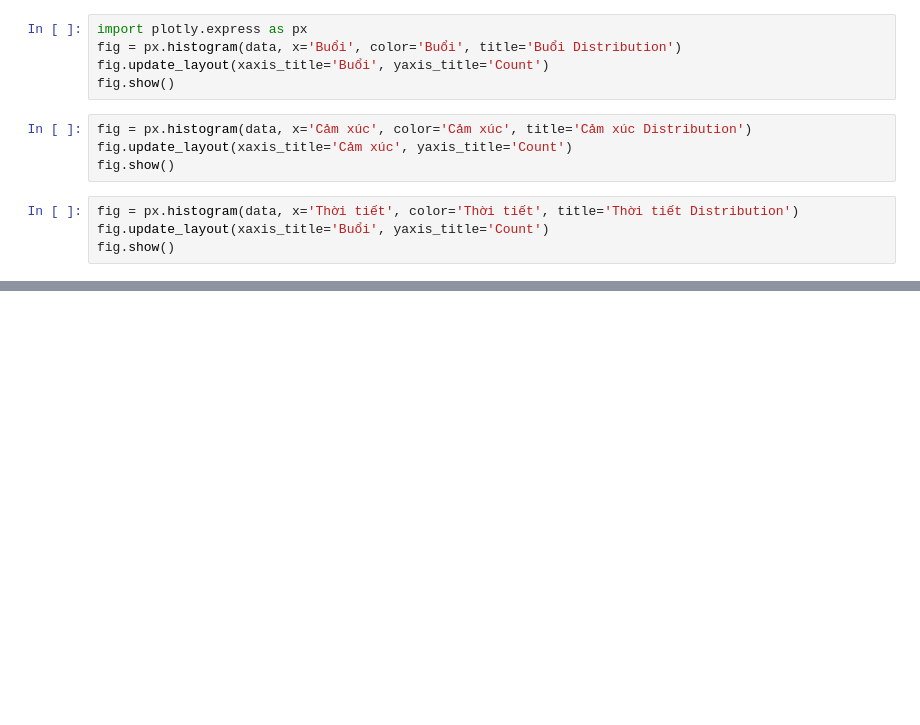
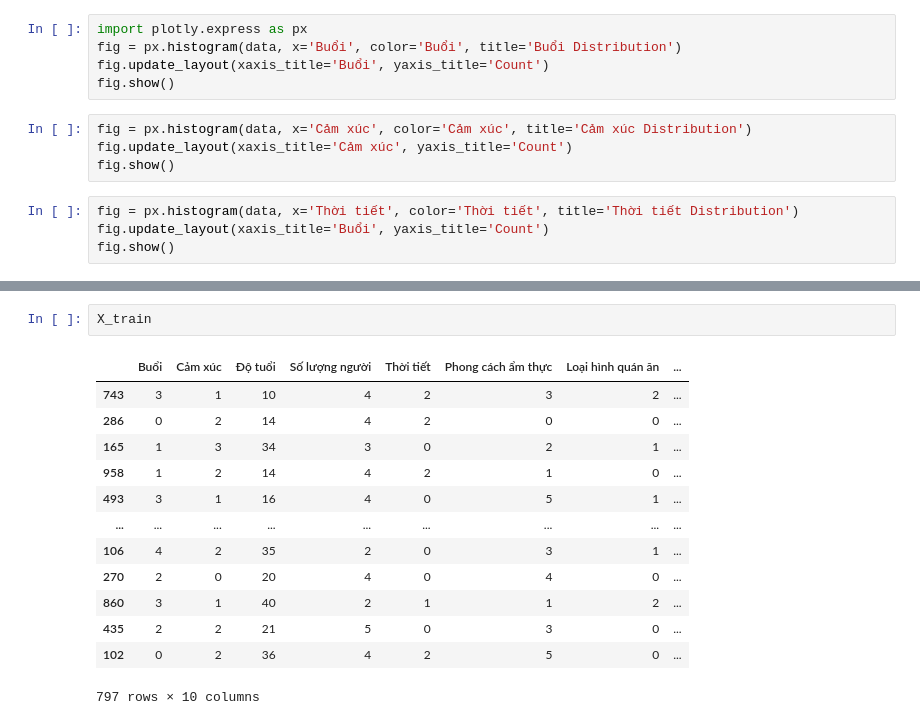
Before and after one commit to VHN1305/Project2_ChatBot_Food, a Jupyter notebook: test.ipynb, the cells around one changed output, grey strips where cells are left out. Saved outputs shown, nothing was run; the diff lists cells and outputs as text; blank space fills up the shorter version.

```diff
--- a/test.ipynb
+++ b/test.ipynb
@@ -66,0 +201,16 @@ fig.show()
+# %%
+X_train
+# %% [output]
+|  | Buổi | Cảm xúc | Độ tuổi | Số lượng người | Thời tiết | Phong cách ẩm thực | Loại hình quán ăn | ... |
+| 743 | 3 | 1 | 10 | 4 | 2 | 3 | 2 | ... |
+| 286 | 0 | 2 | 14 | 4 | 2 | 0 | 0 | ... |
+| 165 | 1 | 3 | 34 | 3 | 0 | 2 | 1 | ... |
+| 958 | 1 | 2 | 14 | 4 | 2 | 1 | 0 | ... |
+| 493 | 3 | 1 | 16 | 4 | 0 | 5 | 1 | ... |
+| ... | ... | ... | ... | ... | ... | ... | ... | ... |
+| 106 | 4 | 2 | 35 | 2 | 0 | 3 | 1 | ... |
+| 270 | 2 | 0 | 20 | 4 | 0 | 4 | 0 | ... |
+| 860 | 3 | 1 | 40 | 2 | 1 | 1 | 2 | ... |
+| 435 | 2 | 2 | 21 | 5 | 0 | 3 | 0 | ... |
+| 102 | 0 | 2 | 36 | 4 | 2 | 5 | 0 | ... |
+797 rows × 10 columns
```
Also changed, not shown: parts of 22 cells of this notebook, 1 other file.
